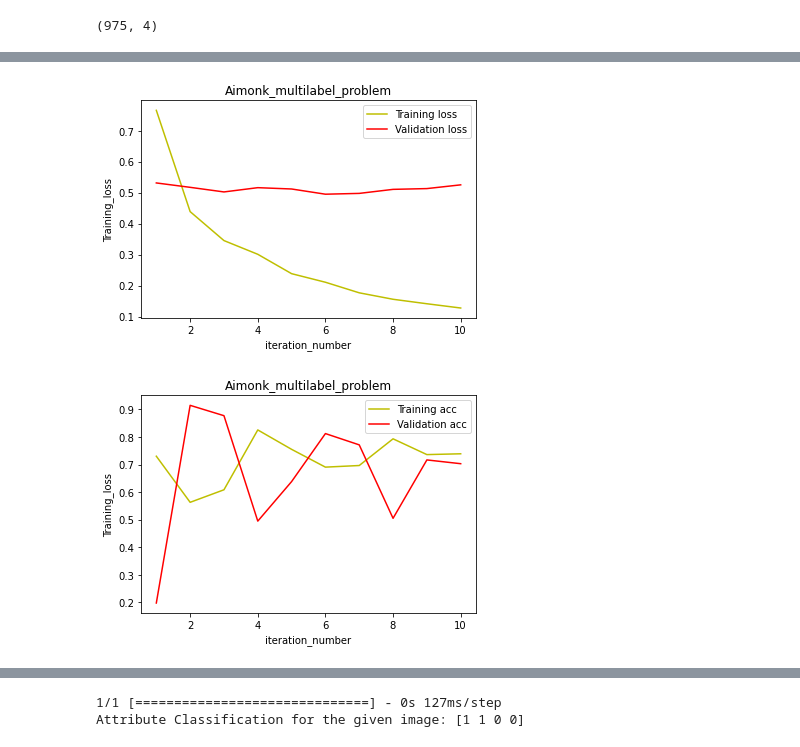
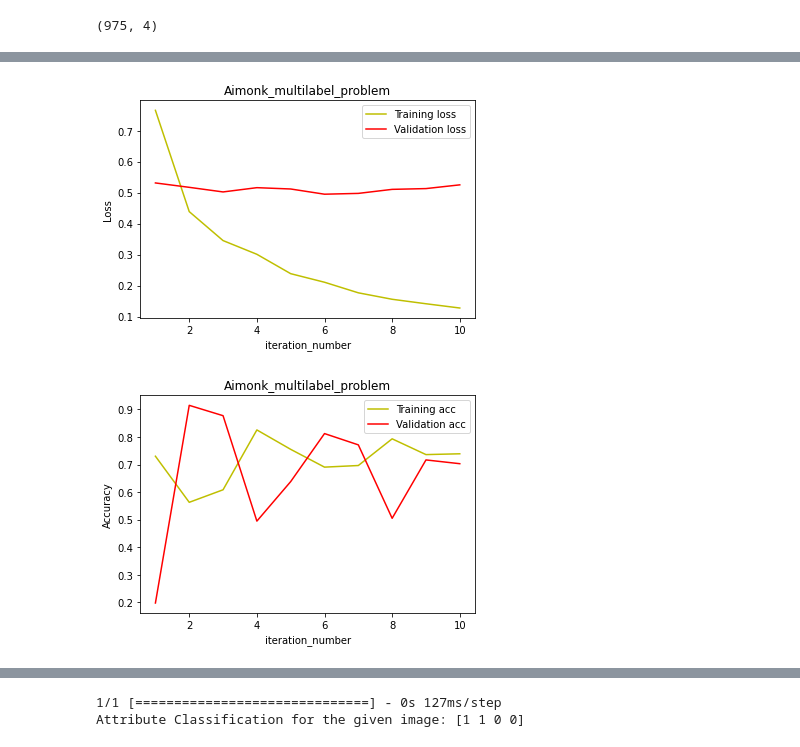
Before and after one commit to sowmu25/Aimonk_CV, a Jupyter notebook: Atrribute.ipynb, the cells around one changed output, grey strips where cells are left out. Cells and saved outputs as stored; diff of their text form; code cells hidden in the pictures.

```diff
--- a/Atrribute.ipynb
+++ b/Atrribute.ipynb
@@ -170,16 +171,16 @@ Epoch 10/10
 # %%
 loss = history.history['loss']
 val_loss = history.history['val_loss']
 epochs = range(1, len(loss) + 1)
 plt.plot(epochs, loss, 'y', label='Training loss')
 plt.plot(epochs, val_loss, 'r', label='Validation loss')
 plt.title('Aimonk_multilabel_problem')
 plt.xlabel('iteration_number')
-plt.ylabel('Training_loss')
+plt.ylabel('Loss')
 plt.legend()
 plt.show()
 # %% [output]
-[figure, old version]
+[figure, new version]
 # %%
 acc = history.history['accuracy']
 val_acc = history.history['val_accuracy']
@@ -187,11 +188,11 @@ plt.plot(epochs, acc, 'y', label='Training acc')
 plt.plot(epochs, val_acc, 'r', label='Validation acc')
 plt.title('Aimonk_multilabel_problem')
 plt.xlabel('iteration_number')
-plt.ylabel('Training_loss')
+plt.ylabel('Accuracy')
 plt.legend()
 plt.show()
 # %% [output]
-[figure, old version]
+[figure, new version]
 # %%
 history.history
 # %% [output]
```
Also changed, not shown: parts of 10 cells of this notebook, 10 other files.
